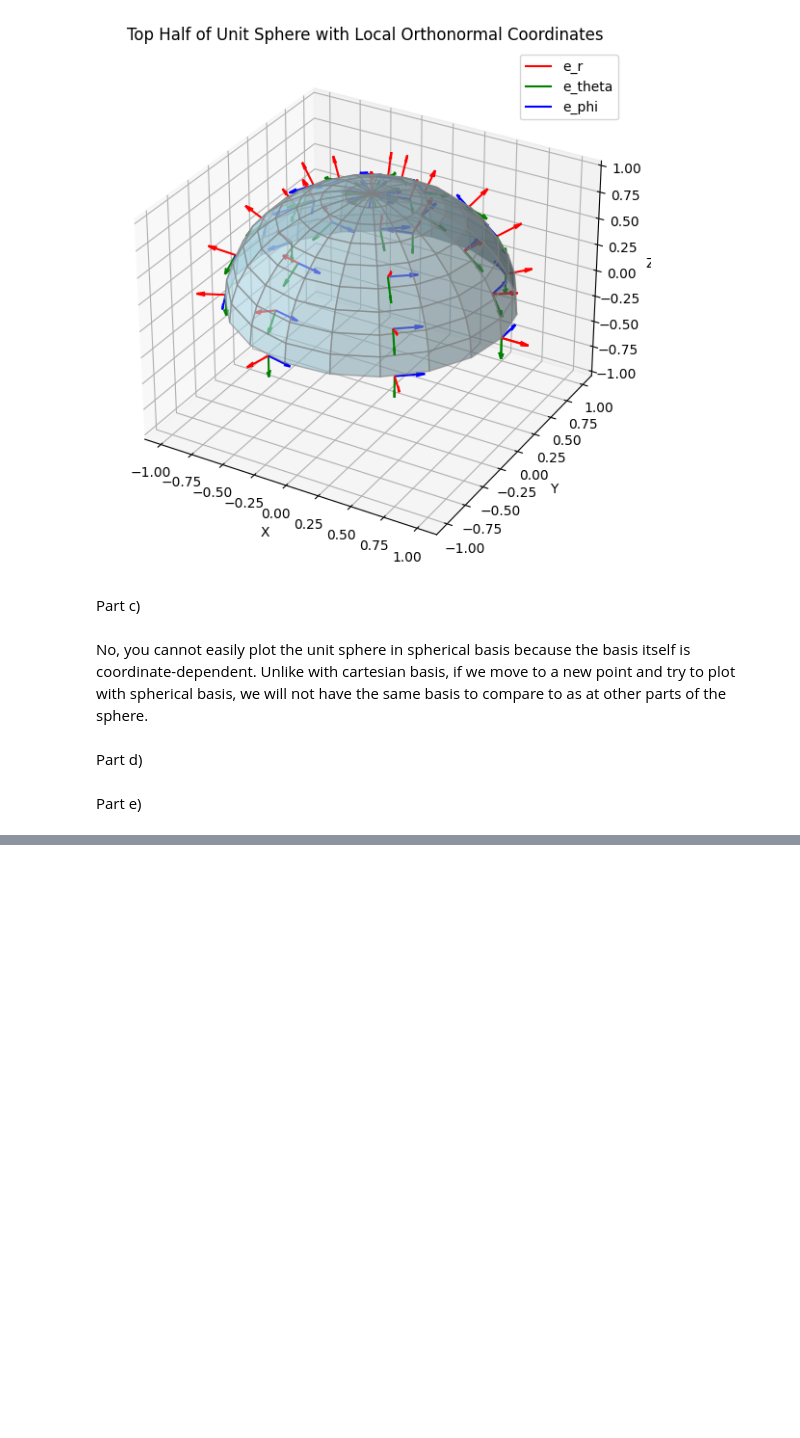
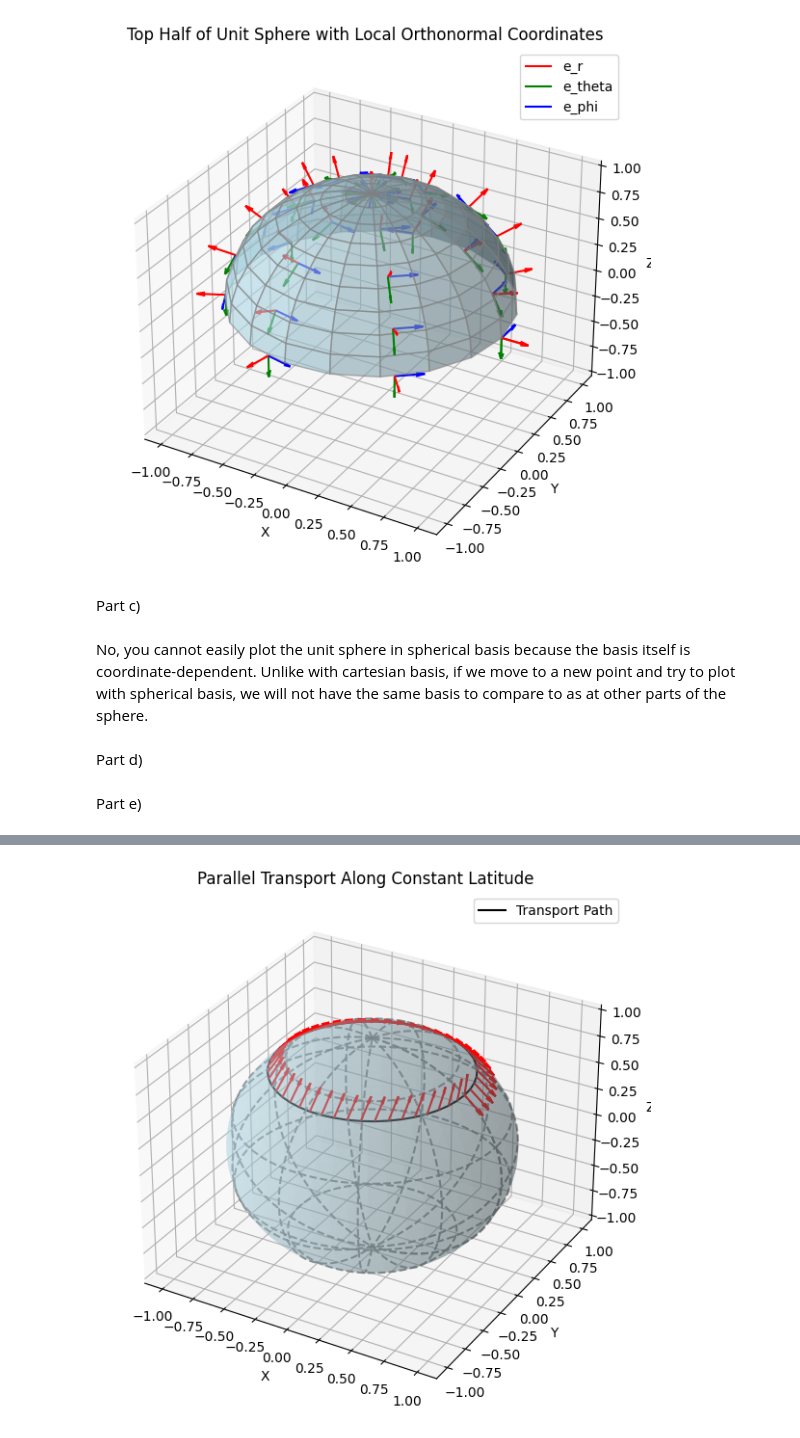
Before and after one commit to wcmelby/129L_ProblemSet_2, a Jupyter notebook: Problem1.ipynb, the cells around one changed output, grey strips where cells are left out. Saved outputs shown, nothing was run; the diff lists cells and outputs as text; code cells hidden in the pictures; blank space fills up the shorter version.

```diff
--- a/Problem1.ipynb
+++ b/Problem1.ipynb
@@ -164,0 +251,84 @@ Part e)
+# %%
+# Define parameters
+theta0 = np.pi / 4  # Constant latitude (45 degrees)
+alpha = 1.0         # Initial e_theta component
+beta = 0.0          # Initial e_phi component
+phi_start = 0       # Starting longitude
+phi_end = 2 * np.pi # Ending longitude
+
+# Define the parallel transport equations
+def parallel_transport(phi, n):
+    n_theta, n_phi = n
+    dn_theta_dphi = np.arctan(theta0) * n_phi
+    dn_phi_dphi = -np.arctan(theta0) * n_theta
+    return [dn_theta_dphi, dn_phi_dphi]
+
+# Solve the ODEs
+phi_values = np.linspace(phi_start, phi_end, 50)
+solution = solve_ivp(parallel_transport, [phi_start, phi_end], [alpha, beta], t_eval=phi_values)
+n_theta_vals, n_phi_vals = solution.y
+
+# Convert to Cartesian coordinates for plotting
+x_vals, y_vals, z_vals = [], [], []
+vec_x_vals, vec_y_vals, vec_z_vals = [], [], []
+
+for i, phi in enumerate(phi_values):
+    # Spherical to Cartesian
+    x = np.sin(theta0) * np.cos(phi)
+    y = np.sin(theta0) * np.sin(phi)
+    z = np.cos(theta0)
+    x_vals.append(x)
+    y_vals.append(y)
+    z_vals.append(z)
+
+    # Vector components in Cartesian coordinates
+    n_theta = n_theta_vals[i]
+    n_phi = n_phi_vals[i]
+    vec_x = n_theta * np.cos(theta0) * np.cos(phi) - n_phi * np.sin(phi)
+    vec_y = n_theta * np.cos(theta0) * np.sin(phi) + n_phi * np.cos(phi)
+    vec_z = -n_theta * np.sin(theta0)
+    vec_x_vals.append(vec_x)
+    vec_y_vals.append(vec_y)
+    vec_z_vals.append(vec_z)
+
+# Plot the sphere and the transported vector
+fig = plt.figure(figsize=(10, 7))
+ax = fig.add_subplot(111, projection='3d')
+
+# Plot the sphere
+u = np.linspace(0, 2 * np.pi, 100)
+v = np.linspace(0, np.pi, 100)
+x = np.outer(np.cos(u), np.sin(v))
+y = np.outer(np.sin(u), np.sin(v))
+z = np.outer(np.ones(np.size(u)), np.cos(v))
+ax.plot_surface(x, y, z, color='lightblue', alpha=0.3)
+
+# Plot the geodesic (latitude line)
+ax.plot(x_vals, y_vals, z_vals, color='k', label='Transport Path')
+
+# Plot the transported vector
+ax.quiver(x_vals, y_vals, z_vals, vec_x_vals, vec_y_vals, vec_z_vals, color='red', length=0.2, normalize=True)
+
+# Plot latitude lines (constant theta, vary phi)
+for lat in np.linspace(-np.pi / 2, np.pi / 2, 6):  # Choose 6 latitudes
+    x_lat = np.cos(np.linspace(0, 2 * np.pi, 100)) * np.cos(lat)
+    y_lat = np.sin(np.linspace(0, 2 * np.pi, 100)) * np.cos(lat)
+    z_lat = np.ones(100) * np.sin(lat)
+    ax.plot(x_lat, y_lat, z_lat, color="gray", linestyle="--", alpha=0.9)
+
+# Plot longitude lines (constant phi, vary theta)
+for lon in np.linspace(0, 2 * np.pi, 12):  # Choose 12 longitudes
+    x_lon = np.sin(np.linspace(0, np.pi, 100)) * np.cos(lon)
+    y_lon = np.sin(np.linspace(0, np.pi, 100)) * np.sin(lon)
+    z_lon = np.cos(np.linspace(0, np.pi, 100))
+    ax.plot(x_lon, y_lon, z_lon, color="gray", linestyle="--", alpha=0.9)
+
+# Add labels and show
+ax.set_title("Parallel Transport Along Constant Latitude")
+ax.set_xlabel("X")
+ax.set_ylabel("Y")
+ax.set_zlabel("Z")
+ax.legend()
+plt.show()
+# %% [output]
+[figure, added]
```
Also changed, not shown: parts of 7 cells of this notebook, 5 other files.
